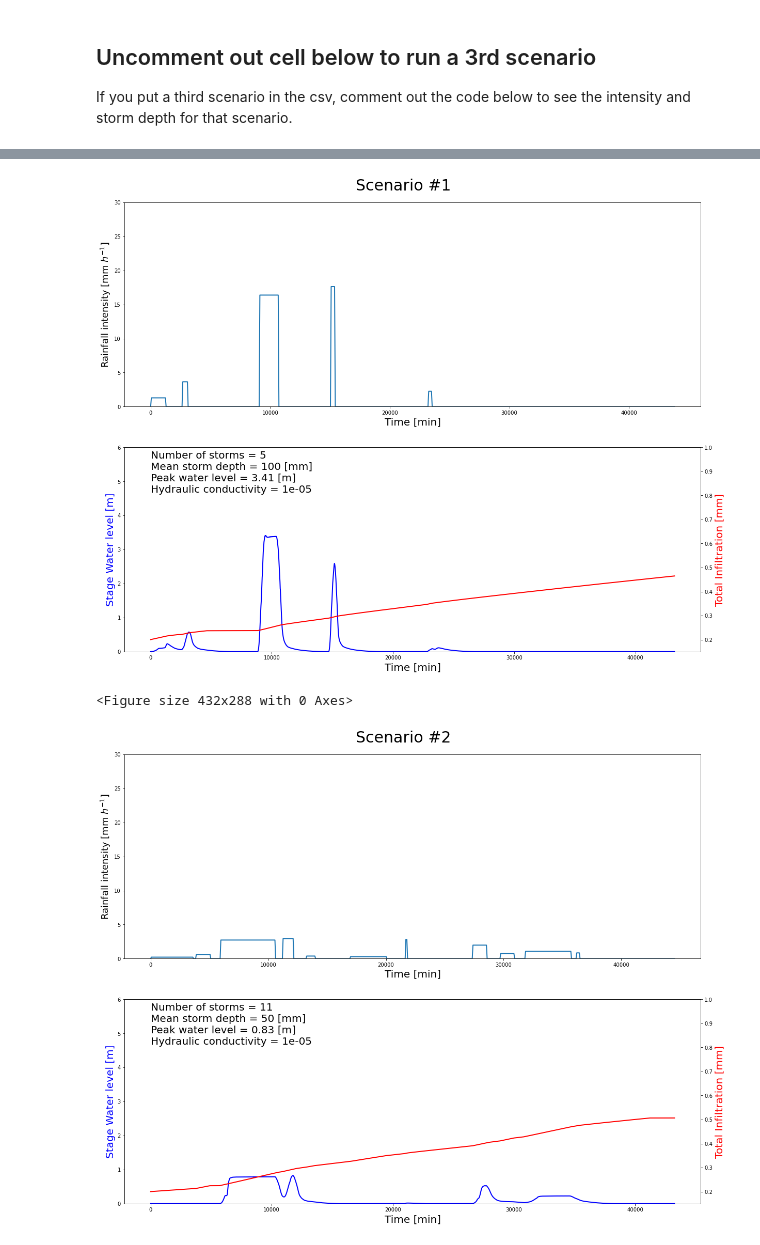
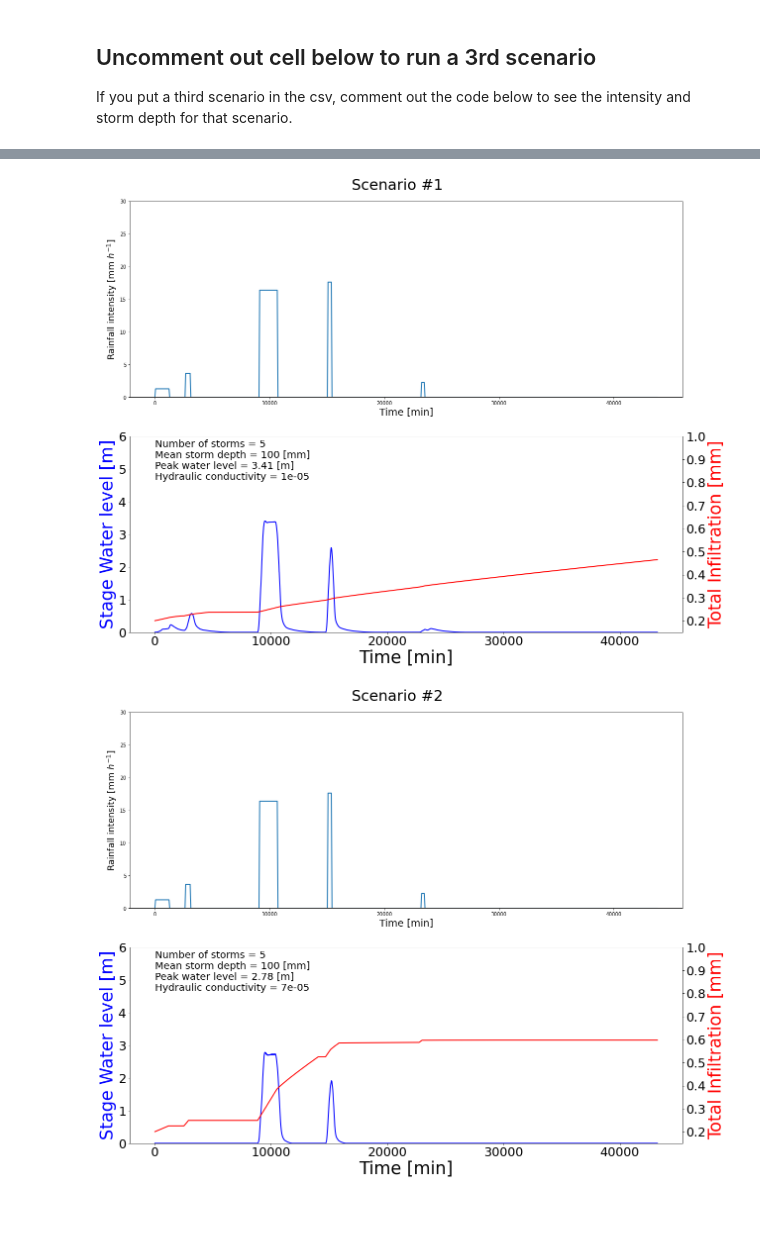
Before and after one commit to espin-2020/precipitation_lanscape_evolution, a Jupyter notebook: Rainstorms_Hydrographs.ipynb, the cells around one changed output, grey strips where cells are left out. Saved outputs shown, nothing was run; the diff lists cells and outputs as text; code cells hidden in the pictures; blank space fills up the shorter version.

```diff
--- a/Rainstorms_Hydrographs.ipynb
+++ b/Rainstorms_Hydrographs.ipynb
@@ -364,7 +387,7 @@ Here, we have two different cases: 1 and 2.
 #Prepare parameters and vectors for runoff simulations
 
 ## Basin Hydraulic conductivity
-K_vec = [1.0E-5,1.0E-5]
+K_vec = [1.0E-5,7.0E-5]
 
 ## Create vectors for saving outlet data
 outlet_times_vector =np.empty((5000,2,))
@@ -503,51 +520,70 @@ ax[0].plot(times_vector[:,0],rains_vector[:,0],linewidth=2)
 ax[0].set_xlabel('Time [min]',fontsize=20)
 ax[0].set_ylabel('Rainfall intensity [mm $h^{-1}]$',fontsize=18)
 ax[0].set_ylim([0,30])
+plt.xticks(fontsize= 25)
+plt.yticks(fontsize= 25)
 
 
 peak_out = str(np.round(StormsDF.iloc[0]['PeakWaterLevel'],2))
 ax[1].plot(outlet_times_vector[:,0],outlet_depth_vector[:,0],color='blue',linewidth=2)
-ax[1].set_ylabel('Stage Water level [m]',color='blue',fontsize=20)
-ax[1].set_xlabel('Time [min]',fontsize=20)
+ax[1].set_ylabel('Stage Water level [m]',color='blue',fontsize=35)
+ax[1].set_xlabel('Time [min]',fontsize=35)
 ax[1].set_ylim([0, 6])
+
+plt.xticks(fontsize= 25)
+plt.yticks(fontsize= 25)
+
 ax2=ax[1].twinx()
 ax2.plot(outlet_times_vector[:,0],mean_SI_vector[:,0],color="red",linewidth=2)
-ax2.set_ylabel("Total Infiltration [mm]",color="red",fontsize=20)
+ax2.set_ylabel("Total Infiltration [mm]",color="red",fontsize=35)
 ax2.set_ylim([0.15, 1])
 ax[1].annotate('Number of storms = ' + number_of_storms+'\nMean storm depth = '+ str(StormsDF.loc[0]['StormDepth'])+ ' [mm]'
                '\nPeak water level = '+ peak_out + ' [m]' +
                '\nHydraulic conductivity = ' +str(K_vec[0]), xy=(0.5, 0.78),
                xycoords=("data", "axes fraction"),fontsize=20)
+
+plt.xticks(fontsize= 25)
+plt.yticks(fontsize= 25)
+
 plt.show()
 
-plt.savefig('Scenario1'+'.png')
+#plt.savefig('Scenario1'+'.png')
 # %% [output]
-[figure, old version]
+[figure, new version]
-<Figure size 432x288 with 0 Axes>
 # %%
 ## Plotting results for Scenario #2
 fig, ax = plt.subplots(2,1, figsize = (20,16))
 plt.suptitle(('Scenario #'+str(2)),fontsize=30,y=0.92)
 number_of_storms = str(np.count_nonzero(~np.isnan(intensities_vector[:,1])))
 ax[0].plot(times_vector[:,1],rains_vector[:,1],linewidth=2)
 ax[0].set_xlabel('Time [min]',fontsize=20)
 ax[0].set_ylabel('Rainfall intensity [mm $h^{-1}]$',fontsize=18)
 ax[0].set_ylim([0,30])
 
+plt.xticks(fontsize= 25)
+plt.yticks(fontsize= 25)
+
 peak_out = str(np.round(StormsDF.iloc[1]['PeakWaterLevel'],2))
 ax[1].plot(outlet_times_vector[:,1],outlet_depth_vector[:,1],color='blue',linewidth=2)
-ax[1].set_ylabel('Stage Water level [m]',color='blue',fontsize=20)
-ax[1].set_xlabel('Time [min]',fontsize=20)
+ax[1].set_ylabel('Stage Water level [m]',color='blue',fontsize=35)
+ax[1].set_xlabel('Time [min]',fontsize=35)
 ax[1].set_ylim([0, 6])
+
+plt.xticks(fontsize= 25)
+plt.yticks(fontsize= 25)
 
 ax2=ax[1].twinx()
 ax2.plot(outlet_times_vector[:,1],mean_SI_vector[:,1],color="red",linewidth=2)
-ax2.set_ylabel("Total Infiltration [mm]",color="red",fontsize=20)
+ax2.set_ylabel("Total Infiltration [mm]",color="red",fontsize=35)
 ax2.set_ylim([0.15, 1])
 ax[1].annotate('Number of storms = ' + number_of_storms+'\nMean storm depth = '+ str(StormsDF.loc[1]['StormDepth'])+ ' [mm]'
                '\nPeak water level = '+ peak_out + ' [m]' +
                '\nHydraulic conductivity = ' +str(K_vec[1]), xy=(0.5, 0.78),
                xycoords=("data", "axes fraction"),fontsize=20)
+
+plt.xticks(fontsize= 25)
+plt.yticks(fontsize= 25)
+
 plt.show()
 # %% [output]
-[figure, old version]
+[figure, new version]
```
Also changed, not shown: parts of 11 cells of this notebook, 2 other files.
